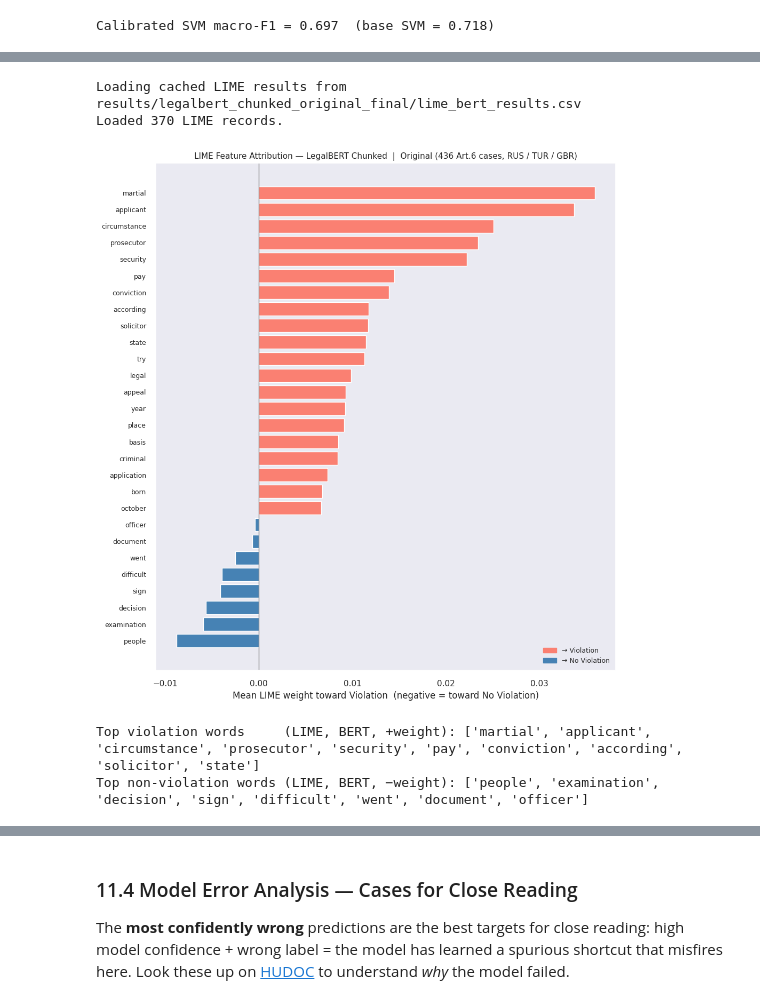
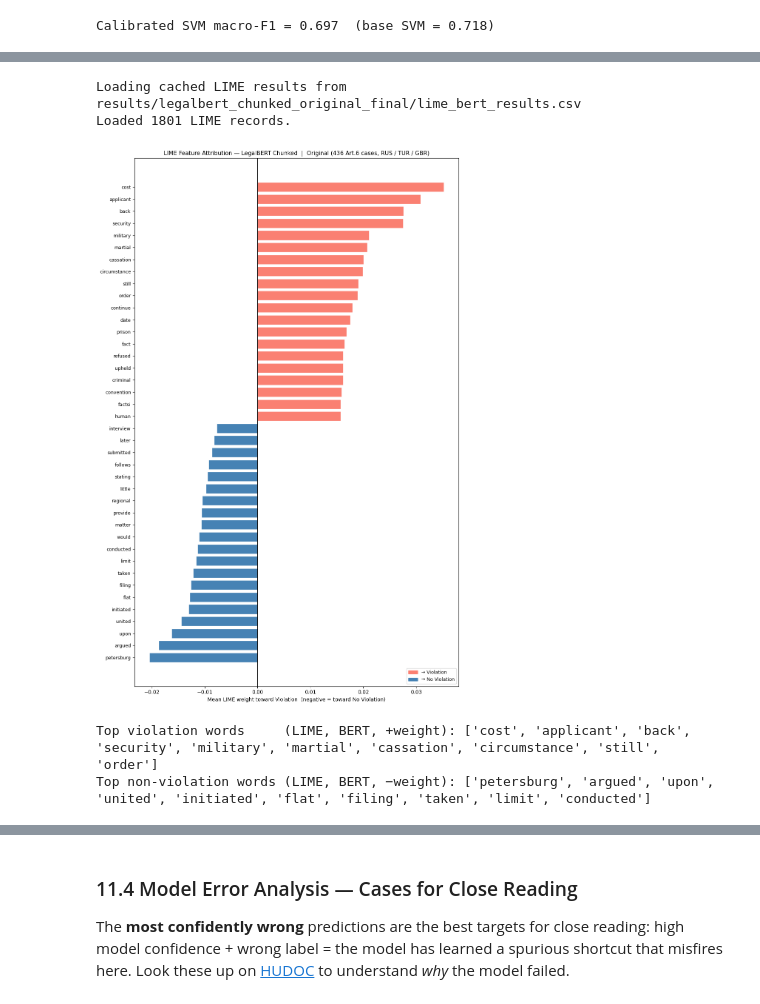
Before and after one commit to leondgarse/echr, a Jupyter notebook: echr.ipynb, the cells around one changed output, grey strips where cells are left out. Saved outputs shown, nothing was run; the diff lists cells and outputs as text; code cells hidden in the pictures.

```diff
--- a/echr.ipynb
+++ b/echr.ipynb
@@ -1750,7 +1759,7 @@ svm_lime_records = []
 for i, idx in enumerate(lime_sample_idx):
     exp = svm_lime_explainer.explain_instance(
         X_test[idx], calib_svm_pipe.predict_proba,
-        num_features=15, num_samples=500, labels=(1,)
+        num_features=50, num_samples=500, labels=(1,)
     )
     true_label = 'Violation' if y_test[idx] == 1 else 'No Violation'
     for word, weight in exp.as_list(label=1):
@@ -1898,7 +1929,7 @@ elif lime_bert_model is not None:
     print(f'Running LIME on {len(lime_sample_idx)} cases (500 perturbations each)...')
     for i, idx in enumerate(lime_sample_idx):
         exp = bert_lime_explainer.explain_instance(
-            X_test[idx], bert_predict_proba, num_features=20, num_samples=500, labels=(1,))
+            X_test[idx], bert_predict_proba, num_features=50, num_samples=500, labels=(1,))
         true_label = 'Violation' if y_test[idx] == 1 else 'No Violation'
         for word, weight in exp.as_list(label=1):
             norm_word = _lime_normalise(word)
@@ -1921,37 +1952,37 @@ else:
 # ── Aggregate + plot ──────────────────────────────────────────────────────────
 if lime_bert_df is not None and len(lime_bert_df) > 0:
     agg_bert = (lime_bert_df.groupby('word')['weight']
                 .agg(mean_weight='mean', freq='count')
                 .query('freq >= 2')
                 .sort_values('mean_weight'))
 
     top_pos_bert = agg_bert[agg_bert['mean_weight'] > 0].tail(TOP_N)
     top_neg_bert = agg_bert[agg_bert['mean_weight'] < 0].head(TOP_N)
     top_feats_bert = pd.concat([top_neg_bert, top_pos_bert]).sort_values('mean_weight')
 
     fig, ax = plt.subplots(figsize=(10, max(6, len(top_feats_bert) * 0.38)))
     bar_colors = ['steelblue' if w < 0 else 'salmon' for w in top_feats_bert['mean_weight']]
     ax.barh(range(len(top_feats_bert)), top_feats_bert['mean_weight'],
             color=bar_colors, edgecolor='white')
     ax.set_yticks(range(len(top_feats_bert)))
     ax.set_yticklabels(top_feats_bert.index, fontsize=9)
     ax.axvline(0, color='black', lw=0.8)
     ax.set_xlabel('Mean LIME weight toward Violation  (negative = toward No Violation)')
     ax.set_title(f'LIME Feature Attribution — LegalBERT Chunked  |  {cfg["label"]}', fontsize=11)
     ax.legend(handles=[Patch(color='salmon', label='→ Violation'),
                         Patch(color='steelblue', label='→ No Violation')],
                loc='lower right', fontsize=9)
     plt.tight_layout()
     plt.show()
 
     print('Top violation words     (LIME, BERT, +weight):', list(top_pos_bert.tail(10).index[::-1]))
     print('Top non-violation words (LIME, BERT, −weight):', list(top_neg_bert.head(10).index))
 # %% [output]
 Loading cached LIME results from results/legalbert_chunked_original_final/lime_bert_results.csv
-Loaded 370 LIME records.
+Loaded 1801 LIME records.
-[figure, old version]
+[figure, new version]
-Top violation words     (LIME, BERT, +weight): ['martial', 'applicant', 'circumstance', 'prosecutor', 'security', 'pay', 'conviction', 'according', 'solicitor', 'state']
-Top non-violation words (LIME, BERT, −weight): ['people', 'examination', 'decision', 'sign', 'difficult', 'went', 'document', 'officer']
+Top violation words     (LIME, BERT, +weight): ['cost', 'applicant', 'back', 'security', 'military', 'martial', 'cassation', 'circumstance', 'still', 'order']
+Top non-violation words (LIME, BERT, −weight): ['petersburg', 'argued', 'upon', 'united', 'initiated', 'flat', 'filing', 'taken', 'limit', 'conducted']
 # %%
 top_pos_bert
 # %% [output]
```
Also changed, not shown: parts of 25 cells of this notebook, 1 other file.
